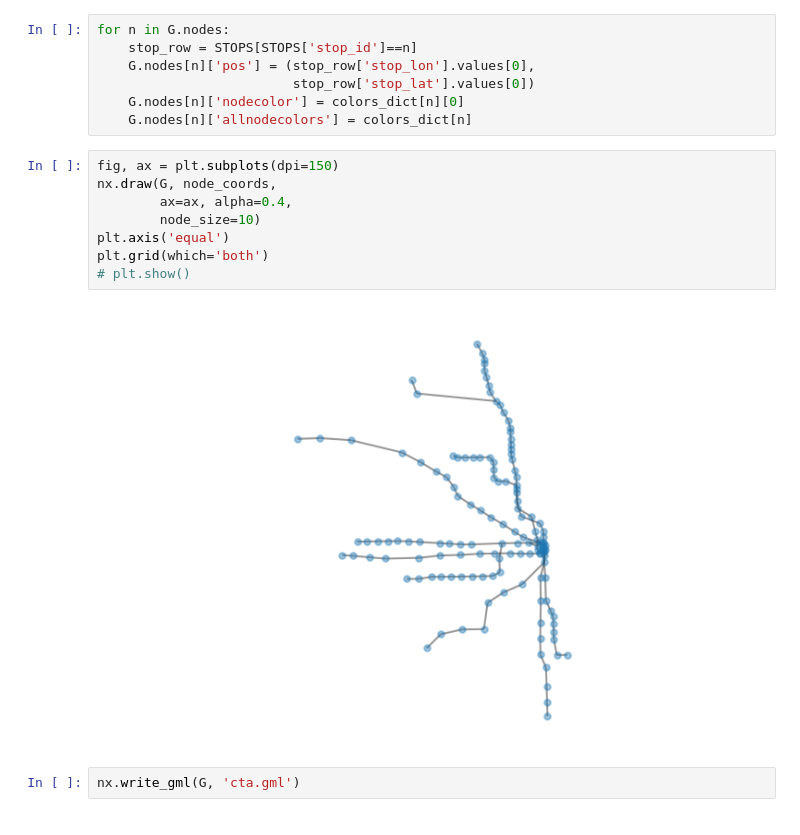
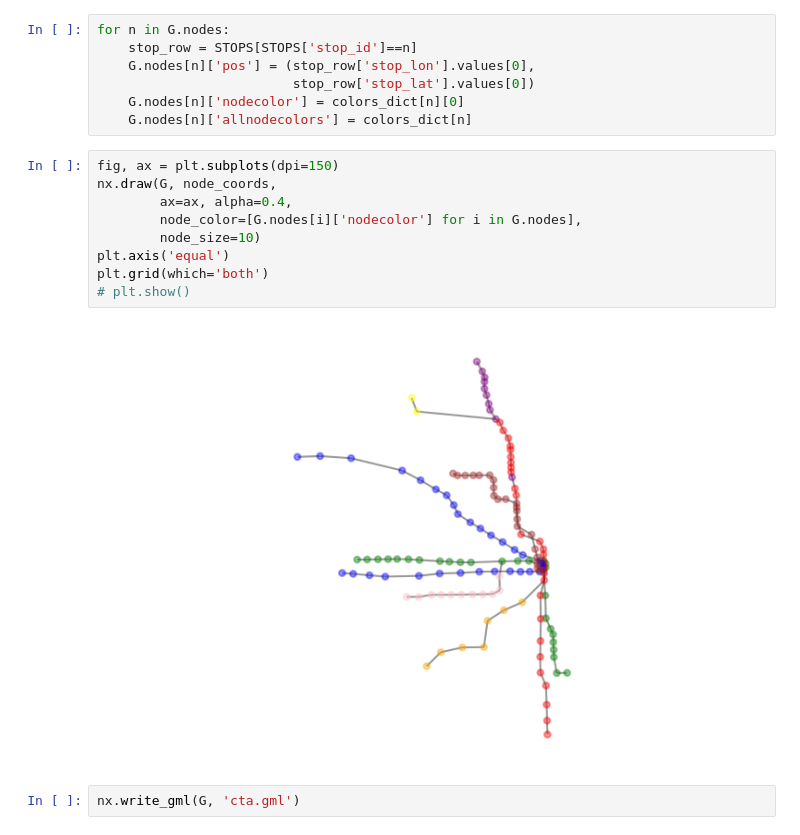
Before and after one commit to atravitz/transit_models, a Jupyter notebook: 1.3-GTFS_to_networkx.ipynb, the cells around one changed output. Saved outputs shown, nothing was run; the diff lists cells and outputs as text.

```diff
--- a/1.3-GTFS_to_networkx.ipynb
+++ b/1.3-GTFS_to_networkx.ipynb
@@ -186,12 +186,13 @@ for n in G.nodes:
 # %%
 fig, ax = plt.subplots(dpi=150)
 nx.draw(G, node_coords,
         ax=ax, alpha=0.4,
+        node_color=[G.nodes[i]['nodecolor'] for i in G.nodes],
         node_size=10)
 plt.axis('equal')
 plt.grid(which='both')
 # plt.show()
 # %% [output]
-[figure, old version]
+[figure, new version]
 # %%
 nx.write_gml(G, 'cta.gml')
```
Also changed, not shown: 1 other file.
